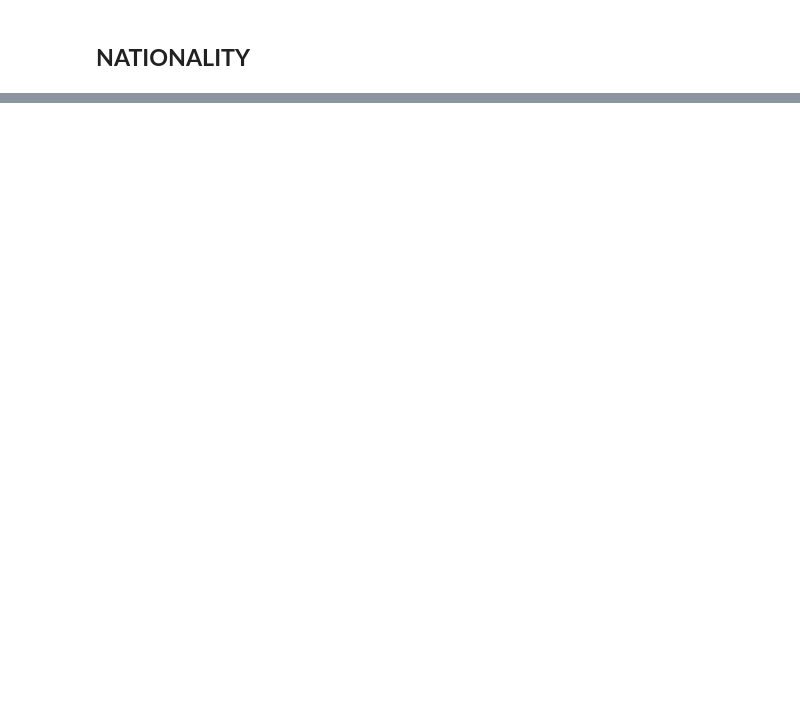
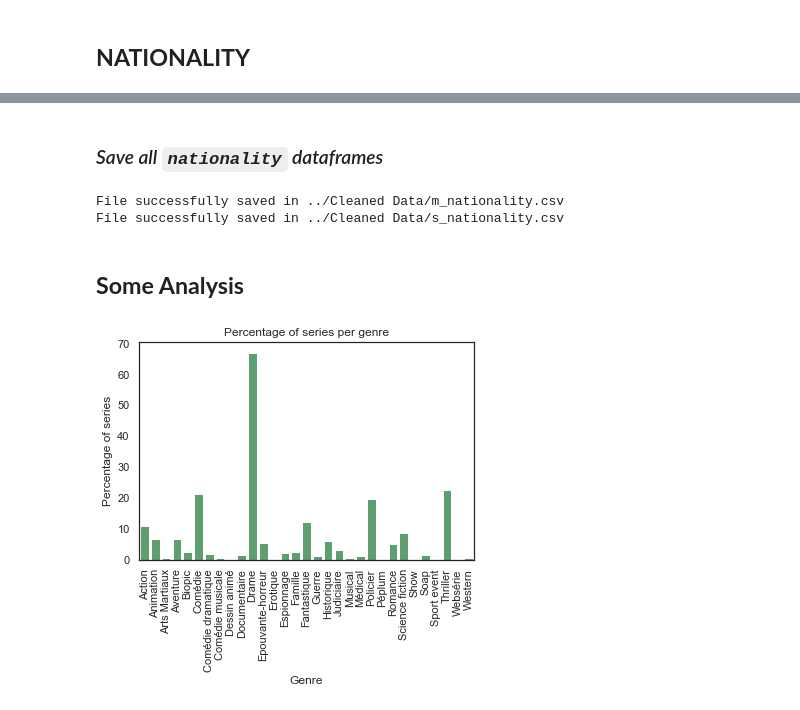
Before and after one commit to Bastien-LDC/Allocine-Recommender-System, a Jupyter notebook: Data Analysis/Allocine_Data_Analysis.ipynb, the cells around one changed output, grey strips where cells are left out. Saved outputs shown, nothing was run; the diff lists cells and outputs as text; code cells hidden in the pictures; blank space fills up the shorter version.

```diff
--- a/Data Analysis/Allocine_Data_Analysis.ipynb
+++ b/Data Analysis/Allocine_Data_Analysis.ipynb
@@ -333,7 +332,7 @@ fig.savefig('allocine-0_hist.png', bbox_inches='tight', dpi=200)
 ## Ratings Correlation
 # %%
 # Correlation between press_rating and user_rating
-for df in data[:2]:
+for k,df in list(data.items())[:2]:
     ax = sns.jointplot(x="press_rating", y="user_rating",
                     data=df, kind="hex",
                     marginal_kws=dict(bins=20),
@@ -383,0 +408,3 @@ print('{} % of the movies with the highest press ratings received a high users r
+# %%
+m_genres_df = create_genre_df("movies")
+s_genres_df = create_genre_df("series")
@@ -449,12 +445,0 @@ for i, genre in enumerate(ax.get_xticklabels()):
-# %%
-# Hist of the percentage of user_rating per genre
-ax = sns.barplot(x="genre", y="user_rating_percentage", data=genre_df, color="C1")
-ax.set_title("Percentage of user_rating per genre")
-ax.set_xlabel("Genre")
-ax.set_ylabel("Percentage of user_rating")
-
-# Pretty print x axis names
-for i, genre in enumerate(ax.get_xticklabels()):
-    genre.set_rotation(90)
-    genre.set_horizontalalignment('center')
-    genre.set_position((i, 0))
@@ -471,0 +530,38 @@ nationality
+# %% [markdown]
+### *Save all `nationality` dataframes*
+# %%
+path = "../Cleaned Data/"
+save_data(m_nationality_df, path, "m_nationality")
+save_data(s_nationality_df, path, "s_nationality")
+# %% [output]
+File successfully saved in ../Cleaned Data/m_nationality.csv
+File successfully saved in ../Cleaned Data/s_nationality.csv
+# %% [markdown]
+## **Some Analysis**
+# %%
+def movies_per_genres(genre_df: pd.DataFrame, name: str):
+    # Hist of the percentage of movies per genre
+    ax = sns.barplot(x="genres", y=f"{name}_percentage", data=genre_df, color="C2")
+    ax.set_title(f"Percentage of {name} per genre")
+    ax.set_xlabel("Genre")
+    ax.set_ylabel(f"Percentage of {name}")
+
+    # Pretty print x axis names
+    for i, genre in enumerate(ax.get_xticklabels()):
+        genre.set_rotation(90)
+        genre.set_horizontalalignment('center')
+        genre.set_position((i, 0))
+
+    # Print the data values on top of the bars
+    '''
+    for i, genre in enumerate(ax.patches):
+        ax.text(genre.get_x() + genre.get_width()/2.,
+                genre.get_height() + 0.5,
+                str(genre_df.iloc[i][f"{name}_percentage"]) + "%",
+                ha='center',
+                color='black',
+                fontsize=10)'''
+# %%
+movies_per_genres(s_genres_df,name="series")
+# %% [output]
+[figure, added]
```
Also changed, not shown: parts of 43 cells of this notebook.
